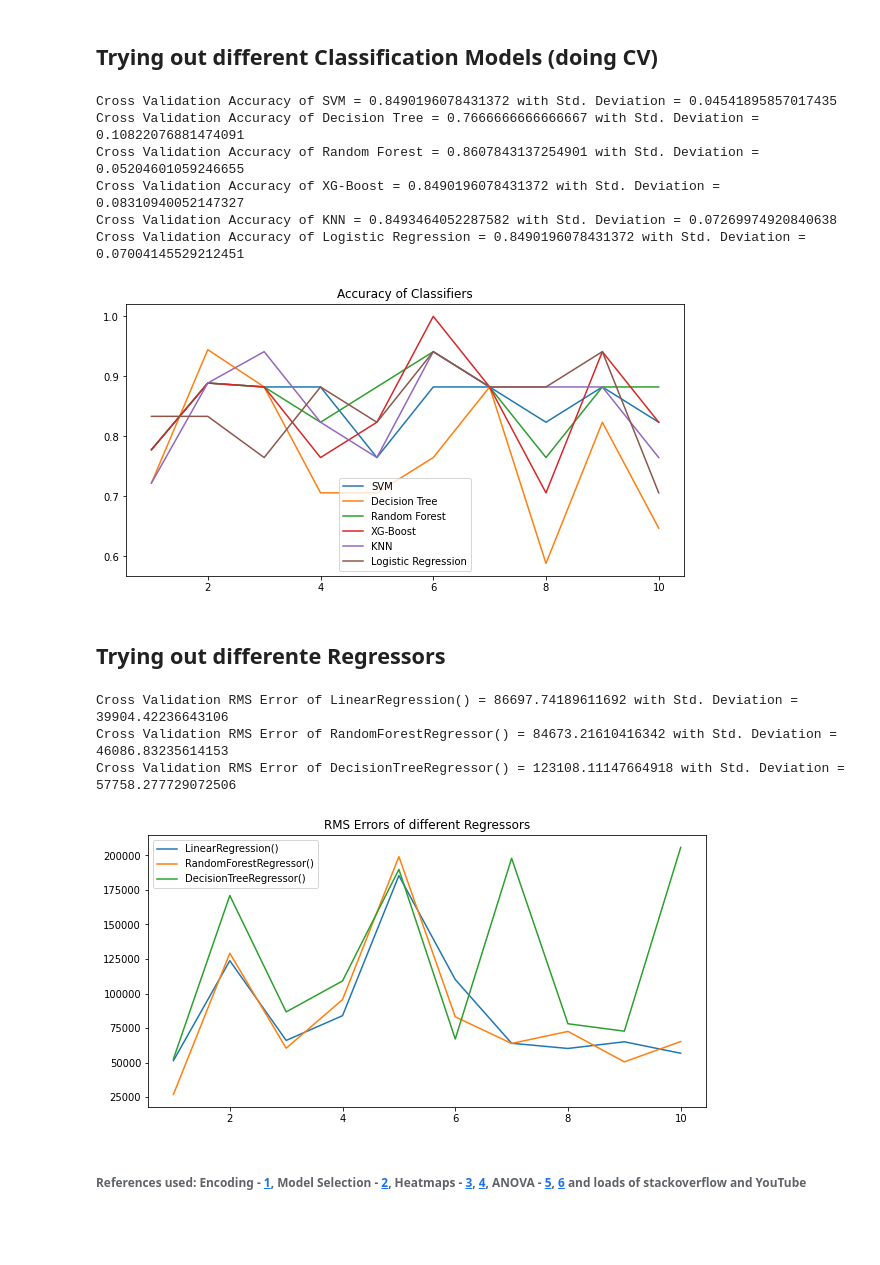
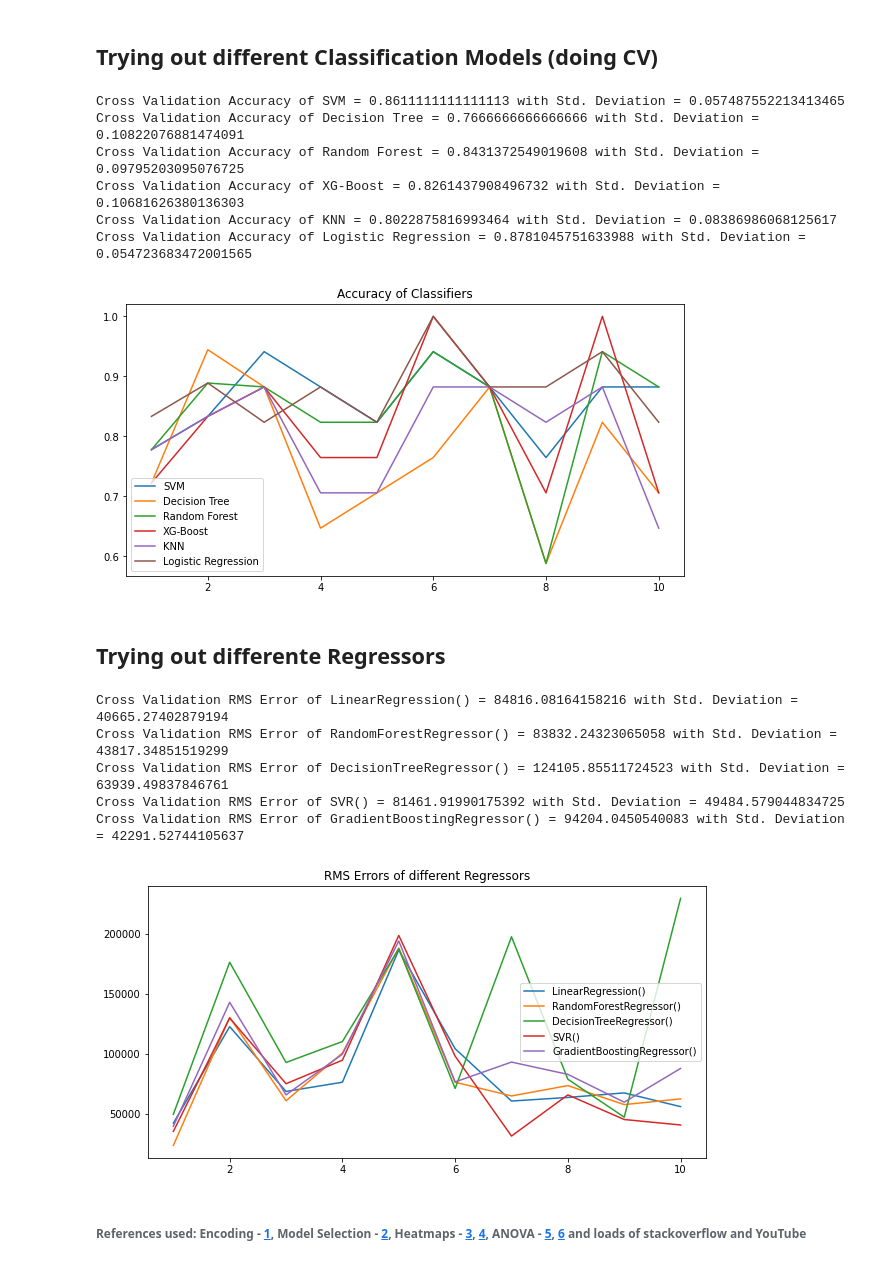
Before and after one commit to dsgiitr/Lecture-Assignments-Y22, a Jupyter notebook: ML/ML-Project-Submissions/sanidhya.ipynb, the cells around one changed output. Cells and saved outputs as stored; diff of their text form; code cells hidden in the pictures; blank space fills up the shorter version.

```diff
--- a/ML/ML-Project-Submissions/sanidhya.ipynb
+++ b/ML/ML-Project-Submissions/sanidhya.ipynb
@@ -299,0 +298,5 @@ score_salary.sort_values(by='Score',ascending=False)
+# %%
+x_salary_train=x_salary_train.drop(['onehotencoder__ssc_b_Central','onehotencoder__ssc_b_Others','onehotencoder__hsc_b_Others','onehotencoder__hsc_b_Central'],axis=1)
+x_salary_test=x_salary_test.drop(['onehotencoder__ssc_b_Central','onehotencoder__ssc_b_Others','onehotencoder__hsc_b_Others','onehotencoder__hsc_b_Central'],axis=1)
+x_status_train=x_status_train.drop(['onehotencoder__ssc_b_Central','onehotencoder__ssc_b_Others','onehotencoder__hsc_b_Others','onehotencoder__hsc_b_Central'],axis=1)
+x_status_test=x_status_test.drop(['onehotencoder__ssc_b_Central','onehotencoder__ssc_b_Others','onehotencoder__hsc_b_Others','onehotencoder__hsc_b_Central'],axis=1)
@@ -300,3 +305,11 @@ score_salary.sort_values(by='Score',ascending=False)
+# %%
+from sklearn.preprocessing import StandardScaler
+
+scalar=StandardScaler()
+x_status_train=scalar.fit_transform(x_status_train)
+x_status_test=scalar.fit_transform(x_status_test)
+x_salary_train=scalar.fit_transform(x_salary_train)
+x_salary_test=scalar.fit_transform(x_salary_test)
 # %% [markdown]
 
 ## Trying out different Classification Models (doing CV)
@@ -330,37 +343,42 @@ plt.title("Accuracy of Classifiers")
 plt.legend()
 plt.show()
 # %% [output]
-Cross Validation Accuracy of SVM = 0.8490196078431372 with Std. Deviation = 0.04541895857017435
-Cross Validation Accuracy of Decision Tree = 0.7666666666666667 with Std. Deviation = 0.10822076881474091
-Cross Validation Accuracy of Random Forest = 0.8607843137254901 with Std. Deviation = 0.05204601059246655
-Cross Validation Accuracy of XG-Boost = 0.8490196078431372 with Std. Deviation = 0.08310940052147327
-Cross Validation Accuracy of KNN = 0.8493464052287582 with Std. Deviation = 0.07269974920840638
-Cross Validation Accuracy of Logistic Regression = 0.8490196078431372 with Std. Deviation = 0.07004145529212451
+Cross Validation Accuracy of SVM = 0.8611111111111113 with Std. Deviation = 0.057487552213413465
+Cross Validation Accuracy of Decision Tree = 0.7666666666666666 with Std. Deviation = 0.10822076881474091
+Cross Validation Accuracy of Random Forest = 0.8431372549019608 with Std. Deviation = 0.09795203095076725
+Cross Validation Accuracy of XG-Boost = 0.8261437908496732 with Std. Deviation = 0.10681626380136303
+Cross Validation Accuracy of KNN = 0.8022875816993464 with Std. Deviation = 0.08386986068125617
+Cross Validation Accuracy of Logistic Regression = 0.8781045751633988 with Std. Deviation = 0.054723683472001565
-[figure, old version]
+[figure, new version]
 # %% [markdown]
 ## Trying out differente Regressors
 # %%
 from sklearn.linear_model import LinearRegression
-from sklearn.ensemble import RandomForestRegressor
+from sklearn.ensemble import RandomForestRegressor, GradientBoostingRegressor
+from sklearn.svm import SVR
 
 r0 = LinearRegression()
 r1 = RandomForestRegressor()
 r2 = tree.DecisionTreeRegressor()
+r3 = SVR()
+r4 = GradientBoostingRegressor()
 
-regressors  = [r0,r1,r2]
+regressors  = [r0,r1,r2,r3,r4]
 
 plt.figure(figsize=(10,5))
 for r in regressors:
     scores = cross_val_score(r,x_salary_train,y_salary_train, scoring="neg_mean_squared_error",cv=10)
     print(f"Cross Validation RMS Error of {r} = {np.sqrt(-scores).mean()} with Std. Deviation = {np.sqrt(-scores).std()}")
     plt.plot(range(1,11),np.sqrt(-scores),label=r) #nsqrt of neg of neg mean sq error --> root mean sq error
 plt.title("RMS Errors of different Regressors")
 plt.legend()
 plt.show()
 # %% [output]
-Cross Validation RMS Error of LinearRegression() = 86697.74189611692 with Std. Deviation = 39904.42236643106
-Cross Validation RMS Error of RandomForestRegressor() = 84673.21610416342 with Std. Deviation = 46086.83235614153
-Cross Validation RMS Error of DecisionTreeRegressor() = 123108.11147664918 with Std. Deviation = 57758.277729072506
+Cross Validation RMS Error of LinearRegression() = 84816.08164158216 with Std. Deviation = 40665.27402879194
+Cross Validation RMS Error of RandomForestRegressor() = 83832.24323065058 with Std. Deviation = 43817.34851519299
+Cross Validation RMS Error of DecisionTreeRegressor() = 124105.85511724523 with Std. Deviation = 63939.49837846761
+Cross Validation RMS Error of SVR() = 81461.91990175392 with Std. Deviation = 49484.579044834725
+Cross Validation RMS Error of GradientBoostingRegressor() = 94204.0450540083 with Std. Deviation = 42291.52744105637
-[figure, old version]
+[figure, new version]
 # %% [markdown]
 ###### References used: Encoding - [1](https://datagy.io/sklearn-one-hot-encode/), Model Selection - [2](https://medium.datadriveninvestor.com/choosing-the-best-algorithm-for-your-classification-model-7c632c78f38f), Heatmaps - [3](https://stackoverflow.com/a/42952677/17628552), [4](https://stackabuse.com/ultimate-guide-to-heatmaps-in-seaborn-with-python/), ANOVA - [5](https://www.investopedia.com/terms/a/anova.asp), [6](https://github.com/atulpatelDS/Youtube/blob/main/Feature_Engineering/Feature%20Selection%20using%20ANOVA%20Test%20for%20Classification%20and%20Regression%20-%20Tutorial%204.ipynb) and loads of stackoverflow and YouTube
```
Also changed, not shown: parts of 7 cells of this notebook.
